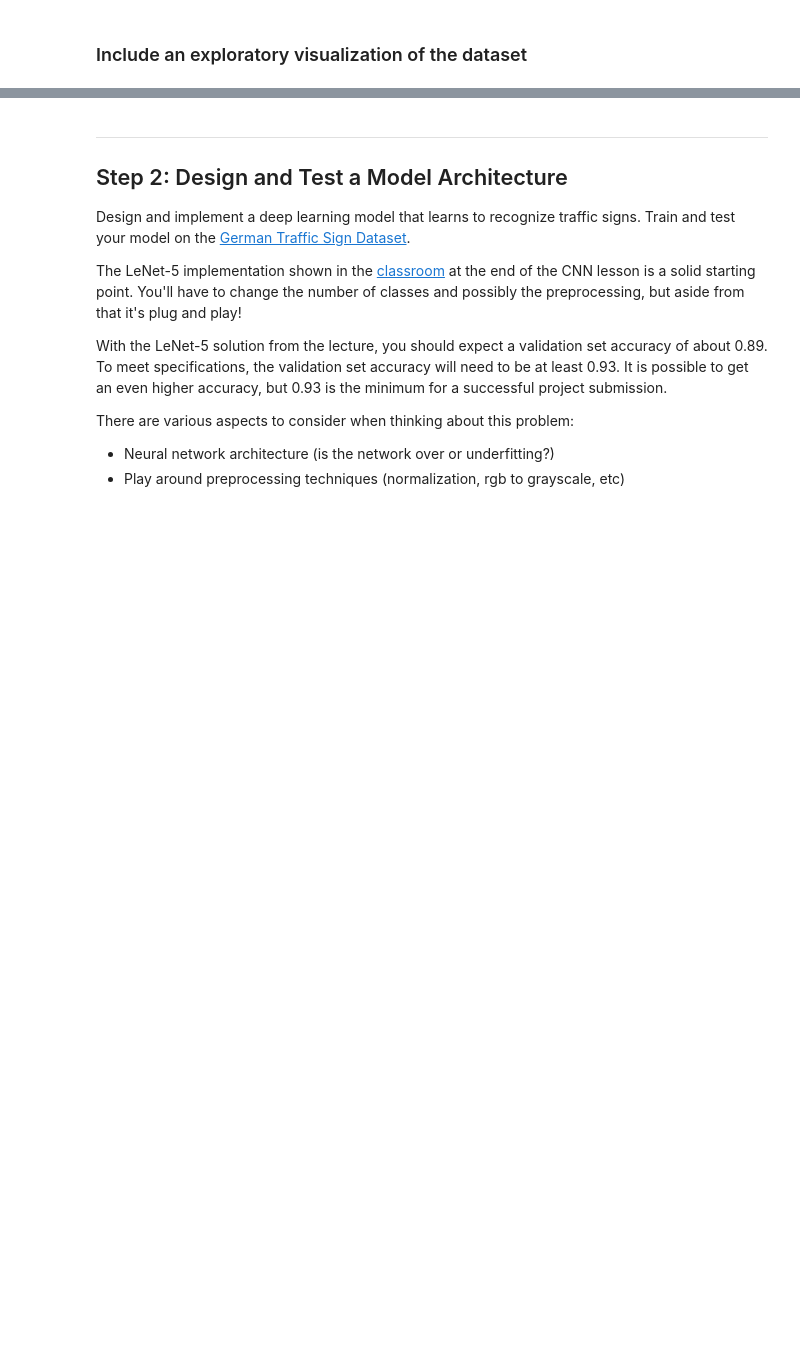
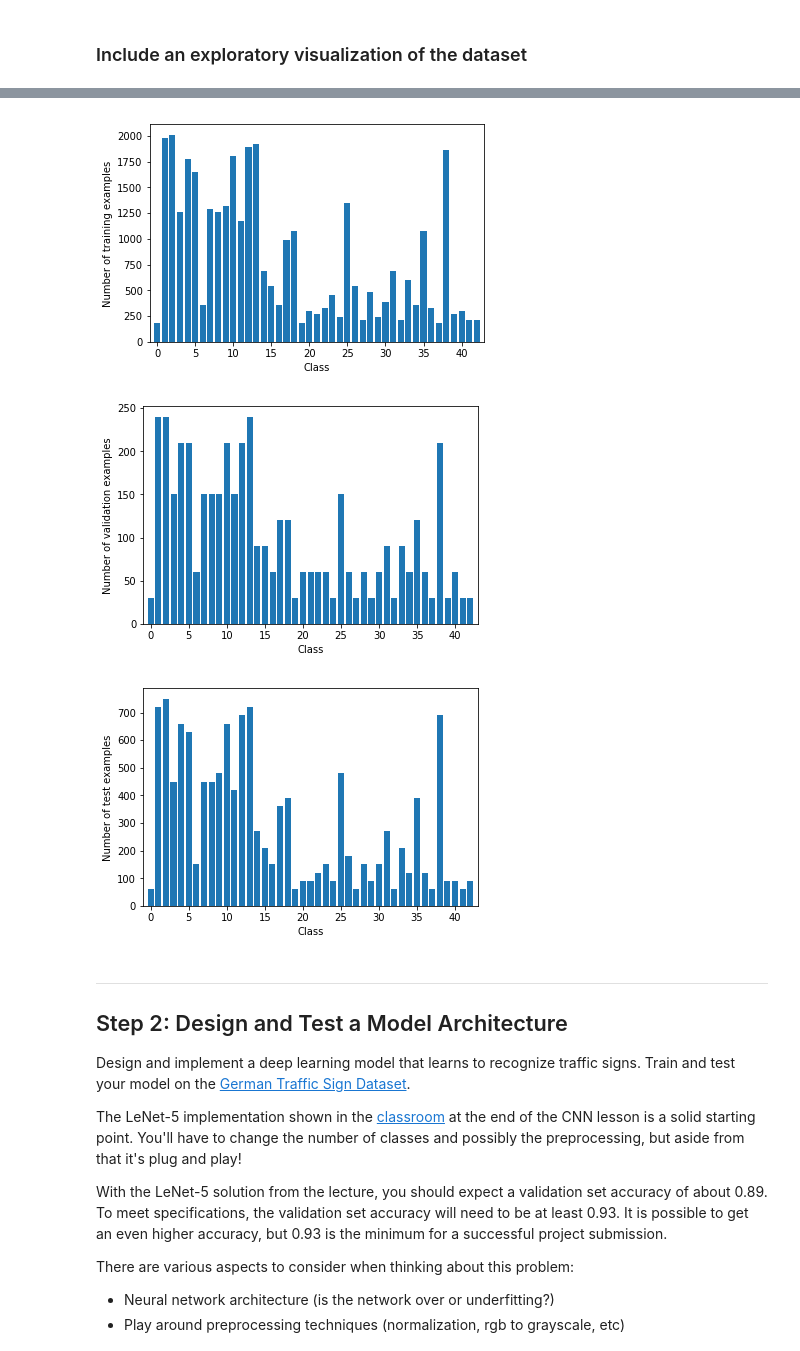
Before and after one commit to japinder007/CarND-Traffic-Sign-Classifier-Project, a Jupyter notebook: Traffic_Sign_Classifier.ipynb, the cells around one changed output, grey strips where cells are left out. Cells and saved outputs as stored; diff of their text form; code cells hidden in the pictures; blank space fills up the shorter version.

```diff
--- a/Traffic_Sign_Classifier.ipynb
+++ b/Traffic_Sign_Classifier.ipynb
@@ -133,3 +166,30 @@ ax2.set_title('Test')
+# %%
+# Compute the distribution for labels in training, validation and test set.
+
+_, class_counts = np.unique(y_train, return_counts = True)
+plt.bar( np.arange( 43 ), class_counts, align='center' )
+plt.xlabel('Class')
+plt.ylabel('Number of training examples')
+plt.xlim([-1, 43])
+plt.show()
+
+_, class_counts = np.unique(y_valid, return_counts = True)
+plt.bar( np.arange( 43 ), class_counts, align='center' )
+plt.xlabel('Class')
+plt.ylabel('Number of validation examples')
+plt.xlim([-1, 43])
+plt.show()
+
+_, class_counts = np.unique(y_test, return_counts = True)
+plt.bar( np.arange( 43 ), class_counts, align='center' )
+plt.xlabel('Class')
+plt.ylabel('Number of test examples')
+plt.xlim([-1, 43])
+plt.show()
+# %% [output]
+[figure, added]
+[figure, added]
+[figure, added]
 # %% [markdown]
 ----
 
```
Also changed, not shown: parts of 16 cells of this notebook.
